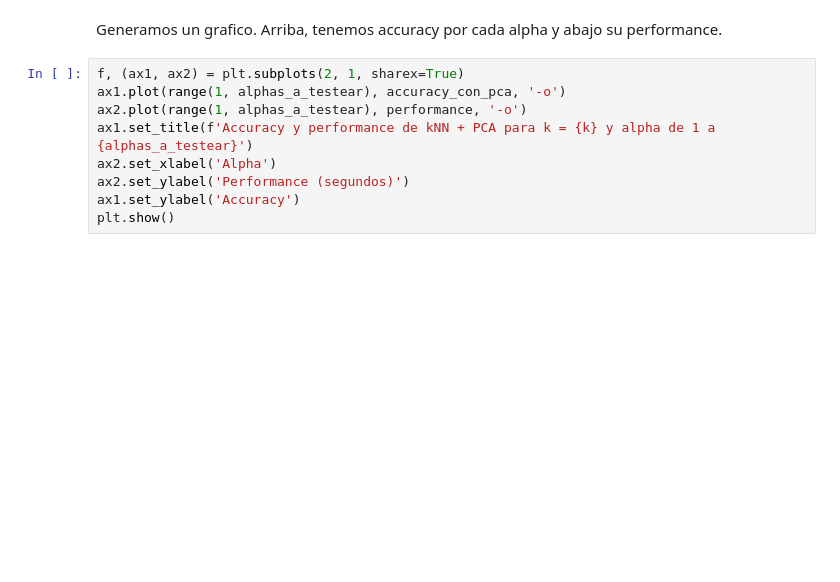
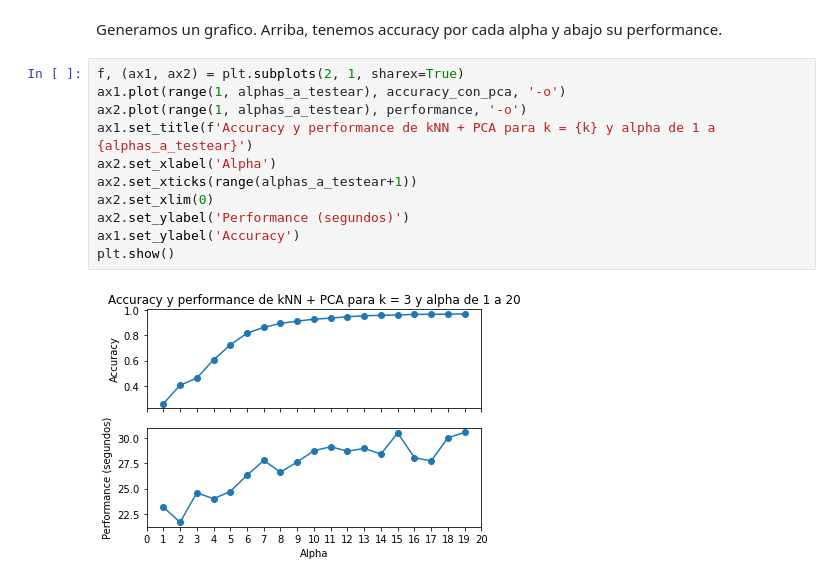
Before and after one commit to pdbruno/metnum-tp2, a Jupyter notebook: experimentacion/best_alpha.ipynb, the cells around one changed output. Drawn from its saved outputs; the diff is of its cells as text; blank space fills up the shorter version.

```diff
--- a/experimentacion/best_alpha.ipynb
+++ b/experimentacion/best_alpha.ipynb
@@ -65,9 +92,13 @@ Generamos un grafico. Arriba, tenemos accuracy por cada alpha y abajo su perform
 # %%
 f, (ax1, ax2) = plt.subplots(2, 1, sharex=True)
 ax1.plot(range(1, alphas_a_testear), accuracy_con_pca, '-o')
 ax2.plot(range(1, alphas_a_testear), performance, '-o')
 ax1.set_title(f'Accuracy y performance de kNN + PCA para k = {k} y alpha de 1 a {alphas_a_testear}')
 ax2.set_xlabel('Alpha')
+ax2.set_xticks(range(alphas_a_testear+1))
+ax2.set_xlim(0)
 ax2.set_ylabel('Performance (segundos)')
 ax1.set_ylabel('Accuracy')
 plt.show()
+# %% [output]
+[figure, added]
```
Also changed, not shown: parts of 5 cells of this notebook, 2 other files.
